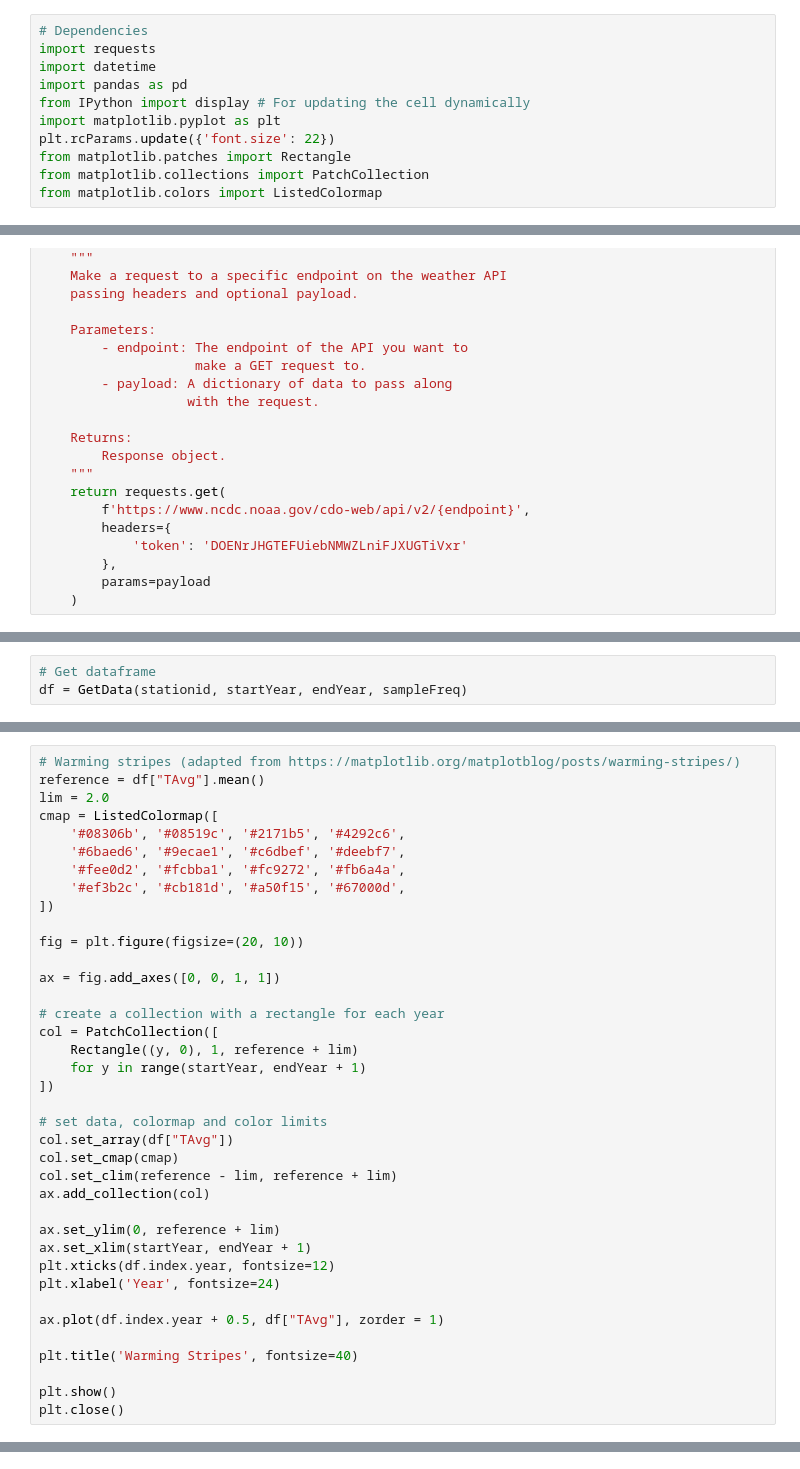
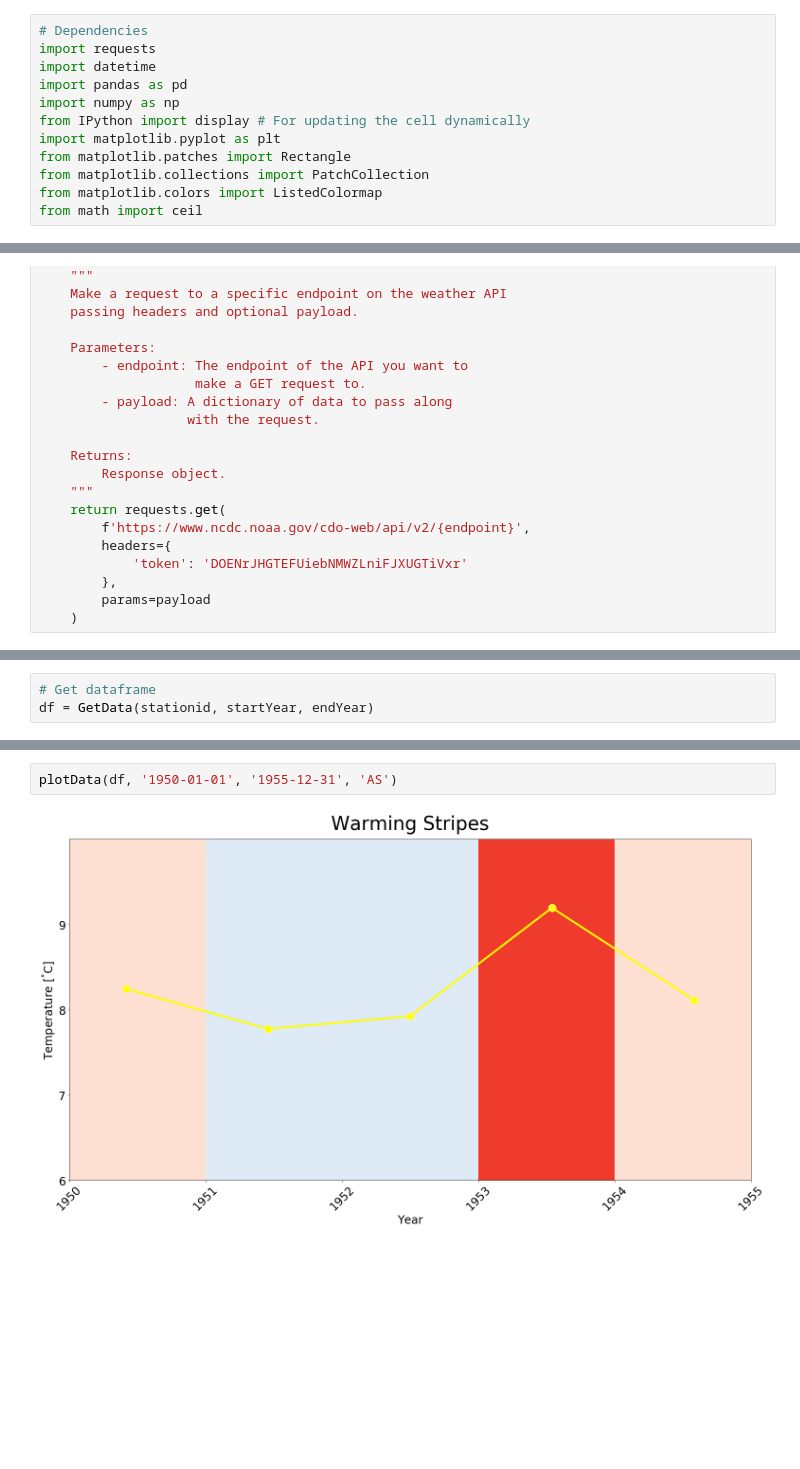
Before and after one commit to david0811/ATMS597_Project2, a Jupyter notebook: Working_Example.ipynb, the cells around one changed output, grey strips where cells are left out. Cells and saved outputs as stored; diff of their text form; blank space fills up the shorter version.

Commit message:
Added weekly/monthly stripes options

```diff
--- a/Working_Example.ipynb
+++ b/Working_Example.ipynb
@@ -3,12 +3,13 @@
 import requests
 import datetime
 import pandas as pd
+import numpy as np
 from IPython import display # For updating the cell dynamically
 import matplotlib.pyplot as plt
-plt.rcParams.update({'font.size': 22})
 from matplotlib.patches import Rectangle
 from matplotlib.collections import PatchCollection
 from matplotlib.colors import ListedColormap
+from math import ceil
 # %%
 """
 Adapted from from Stefanie Molin: Hands-On-Data-Analysis-With-Pandas. Available at:
@@ -104,4 +118,4 @@ sampleFreq = "AS" # Yearly
 # %%
 # Get dataframe
-df = GetData(stationid, startYear, endYear, sampleFreq)
+df = GetData(stationid, startYear, endYear)
 # %% [output]
@@ -109,38 +122,0 @@ df = GetData(stationid, startYear, endYear, sampleFreq)
-# %%
-# Warming stripes (adapted from https://matplotlib.org/matplotblog/posts/warming-stripes/)
-reference = df["TAvg"].mean()
-lim = 2.0
-cmap = ListedColormap([
-    '#08306b', '#08519c', '#2171b5', '#4292c6',
-    '#6baed6', '#9ecae1', '#c6dbef', '#deebf7',
-    '#fee0d2', '#fcbba1', '#fc9272', '#fb6a4a',
-    '#ef3b2c', '#cb181d', '#a50f15', '#67000d',
-])
-
-fig = plt.figure(figsize=(20, 10))
-
-ax = fig.add_axes([0, 0, 1, 1])
-
-# create a collection with a rectangle for each year
-col = PatchCollection([
-    Rectangle((y, 0), 1, reference + lim)
-    for y in range(startYear, endYear + 1)
-])
-
-# set data, colormap and color limits
-col.set_array(df["TAvg"])
-col.set_cmap(cmap)
-col.set_clim(reference - lim, reference + lim)
-ax.add_collection(col)
-
-ax.set_ylim(0, reference + lim)
-ax.set_xlim(startYear, endYear + 1)
-plt.xticks(df.index.year, fontsize=12)
-plt.xlabel('Year', fontsize=24)
-
-ax.plot(df.index.year + 0.5, df["TAvg"], zorder = 1)
-
-plt.title('Warming Stripes', fontsize=40)
-
-plt.show()
-plt.close()
@@ -148,0 +193,4 @@ plt.close()
+# %%
+plotData(df, '1950-01-01', '1955-12-31', 'AS')
+# %% [output]
+[figure, added]
```
Also changed, not shown: parts of 6 cells of this notebook.
